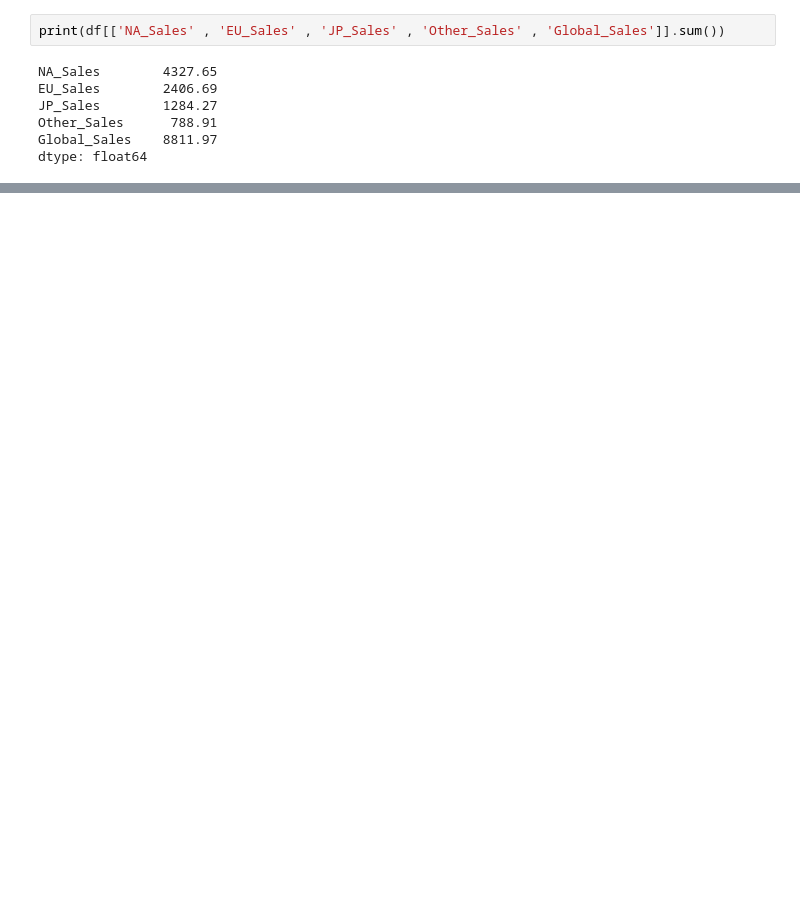
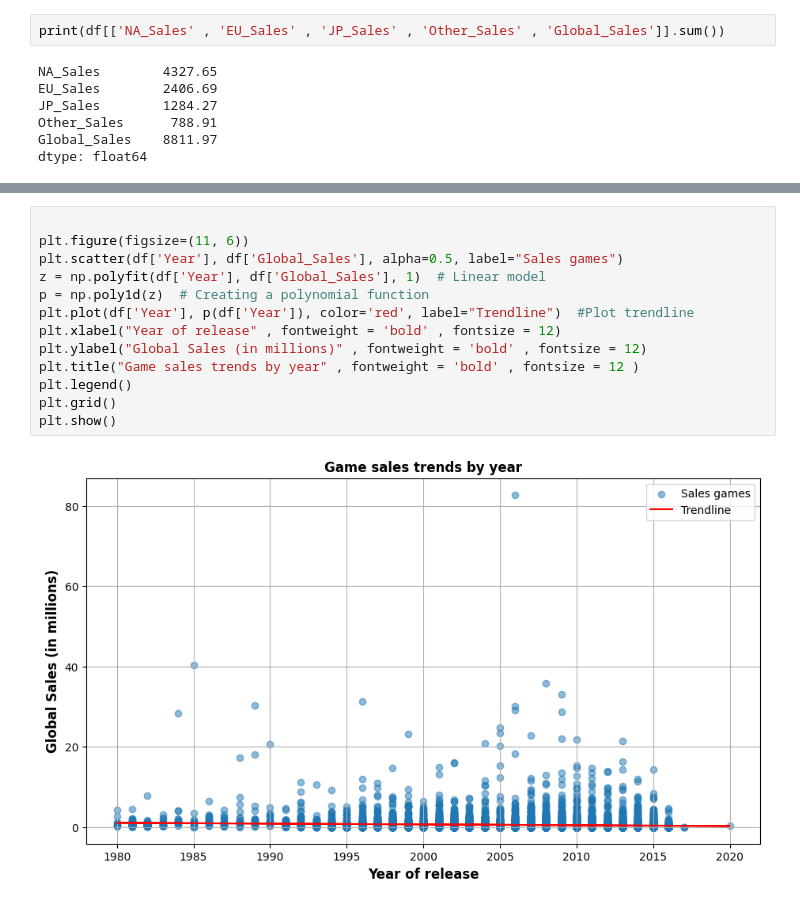
Before and after one commit to zizy2003/My-Projects, a Jupyter notebook: VideoGamesSales/project.ipynb, the cells around one changed output, grey strips where cells are left out. Saved outputs shown, nothing was run; the diff lists cells and outputs as text; blank space fills up the shorter version.

```diff
--- a/VideoGamesSales/project.ipynb
+++ b/VideoGamesSales/project.ipynb
@@ -261,0 +394,15 @@ dtype: float64
+# %%
+
+plt.figure(figsize=(11, 6))
+plt.scatter(df['Year'], df['Global_Sales'], alpha=0.5, label="Sales games")
+z = np.polyfit(df['Year'], df['Global_Sales'], 1)  # Linear model
+p = np.poly1d(z)  # Creating a polynomial function
+plt.plot(df['Year'], p(df['Year']), color='red', label="Trendline")  #Plot trendline
+plt.xlabel("Year of release" , fontweight = 'bold' , fontsize = 12)
+plt.ylabel("Global Sales (in millions)" , fontweight = 'bold' , fontsize = 12)
+plt.title("Game sales trends by year" , fontweight = 'bold' , fontsize = 12 )
+plt.legend()
+plt.grid()
+plt.show()
+# %% [output]
+[figure, added]
```
Also changed, not shown: parts of 23 cells of this notebook.
